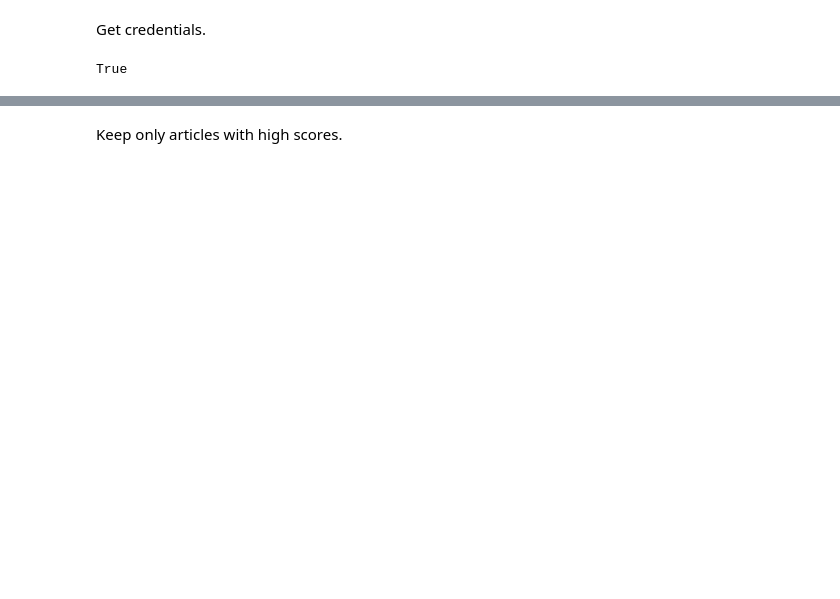
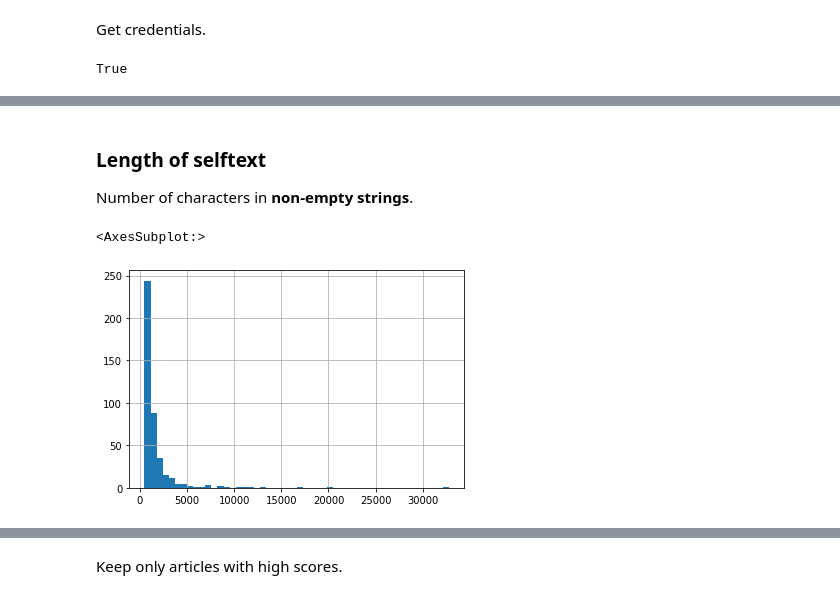
Before and after one commit to kenxben/crypto-news-bot, a Jupyter notebook: notebooks/reddit_api.ipynb, the cells around one changed output, grey strips where cells are left out. Cells and saved outputs as stored; diff of their text form; code cells hidden in the pictures; blank space fills up the shorter version.

```diff
--- a/notebooks/reddit_api.ipynb
+++ b/notebooks/reddit_api.ipynb
@@ -97,0 +109,9 @@ Name: score, dtype: float64
+# %% [markdown]
+### Length of selftext
+Number of characters in **non-empty strings**.
+# %%
+selftext_len = news_df.selftext.apply(len)
+selftext_len[selftext_len > 0].hist(bins=50)
+# %% [output]
+<AxesSubplot:>
+[figure, added]
```
Also changed, not shown: parts of 33 cells of this notebook.
